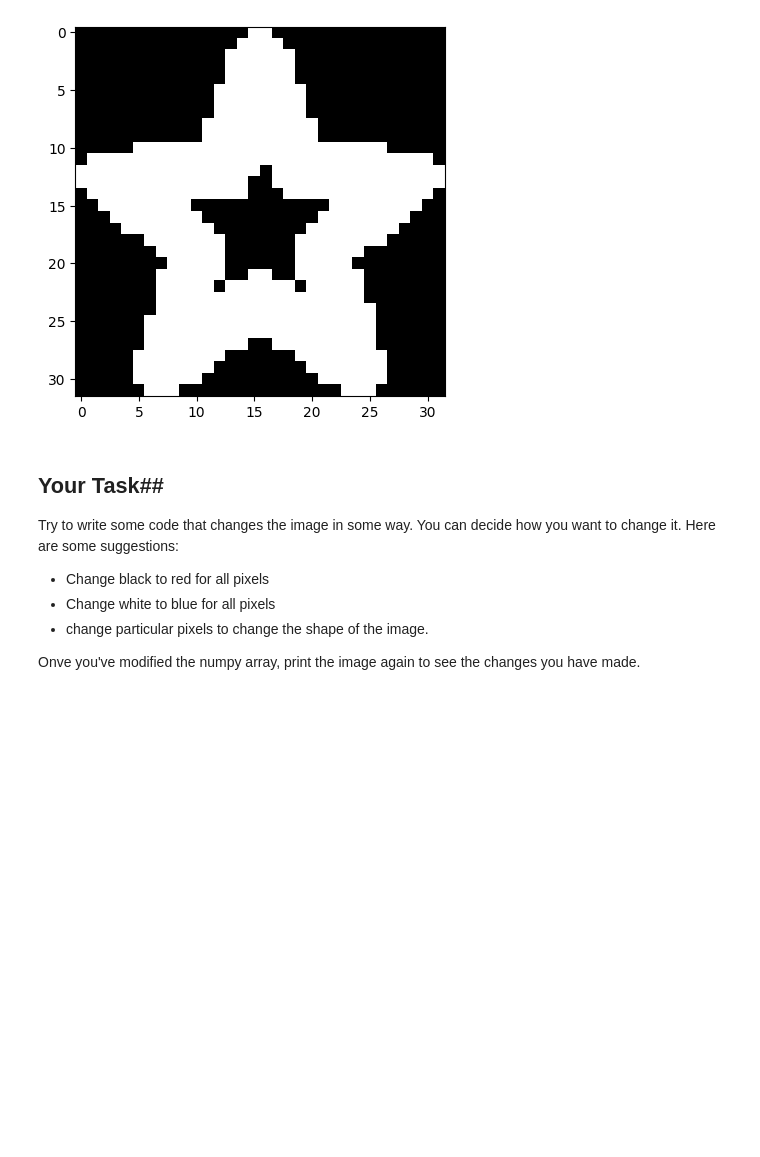
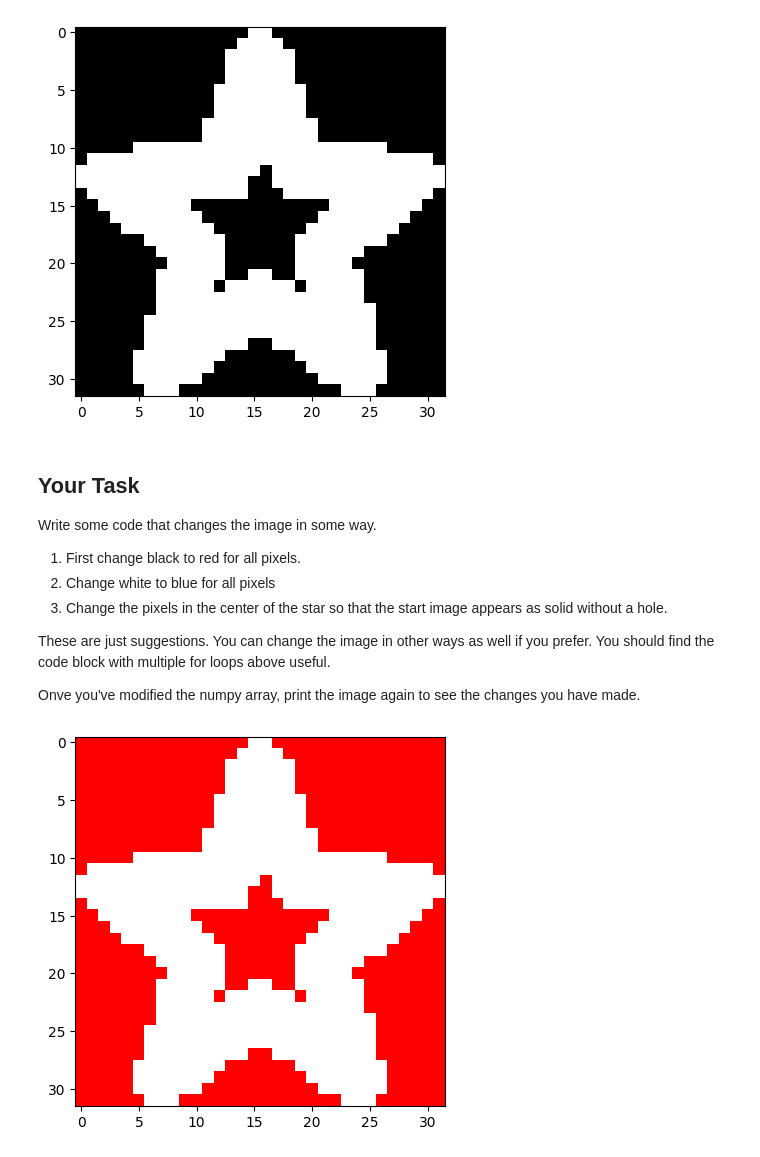
Before and after one commit to guyfrancis/dat1001, a Jupyter notebook: Numpy_Extension.ipynb, the cells around one changed output. Drawn from its saved outputs; the diff is of its cells as text; code cells hidden in the pictures; blank space fills up the shorter version.

```diff
--- a/Numpy_Extension.ipynb
+++ b/Numpy_Extension.ipynb
@@ -72,14 +72,28 @@ plt.show()
 # %% [output]
 [figure]
 # %% [markdown]
-## Your Task##
+## Your Task
 
-Try to write some code that changes the image in some way. You can decide how you want to change it. Here are some suggestions:
+Write some code that changes the image in some way.
 
-- Change black to red for all pixels
-- Change white to blue for all pixels
-- change particular pixels to change the shape of the image.
+1. First change black to red for all pixels.
+2. Change white to blue for all pixels
+3. Change the pixels in the center of the star so that the start image appears as solid without a hole.
+
+These are just suggestions. You can change the image in other ways as well if you prefer. You should find the code block with multiple for loops above useful.
 
 Onve you've modified the numpy array, print the image again to see the changes you have made.
 # %%
-# Type your code here
+# This code changes black to red
+for x in range(32):
+    for y in range(32):
+        if(img_array[x][y][0]==0 and img_array[x][y][1]==0 and img_array[x][y][2]==0):
+            # This means pixel must be black
+            # Set red to 255
+            img_array[x][y][0]=255
+
+# Now print the image again
+plt.imshow(img_array, interpolation='nearest')
+plt.show()
+# %% [output]
+[figure, added]
```
Also changed, not shown: parts of 3 cells of this notebook.
